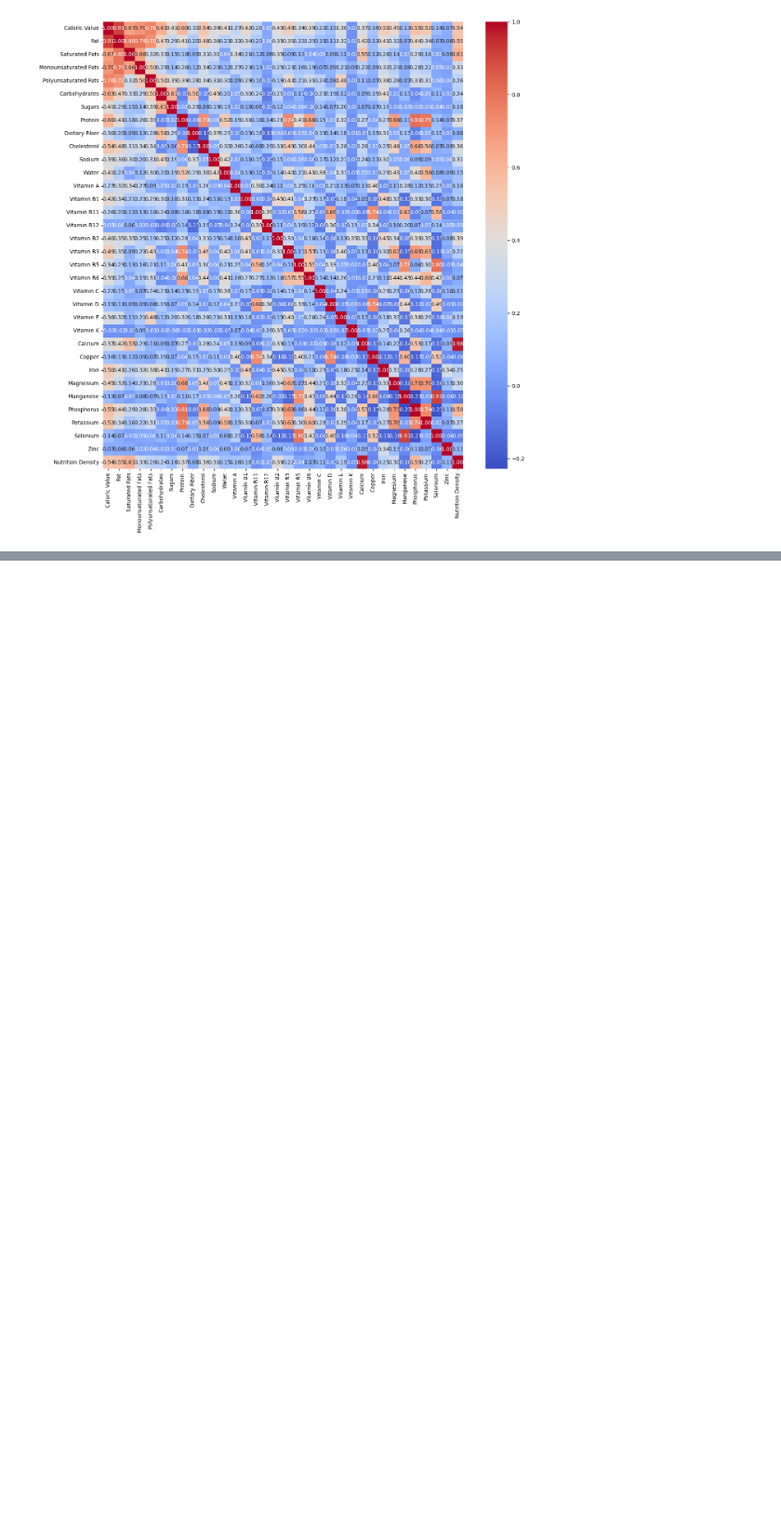
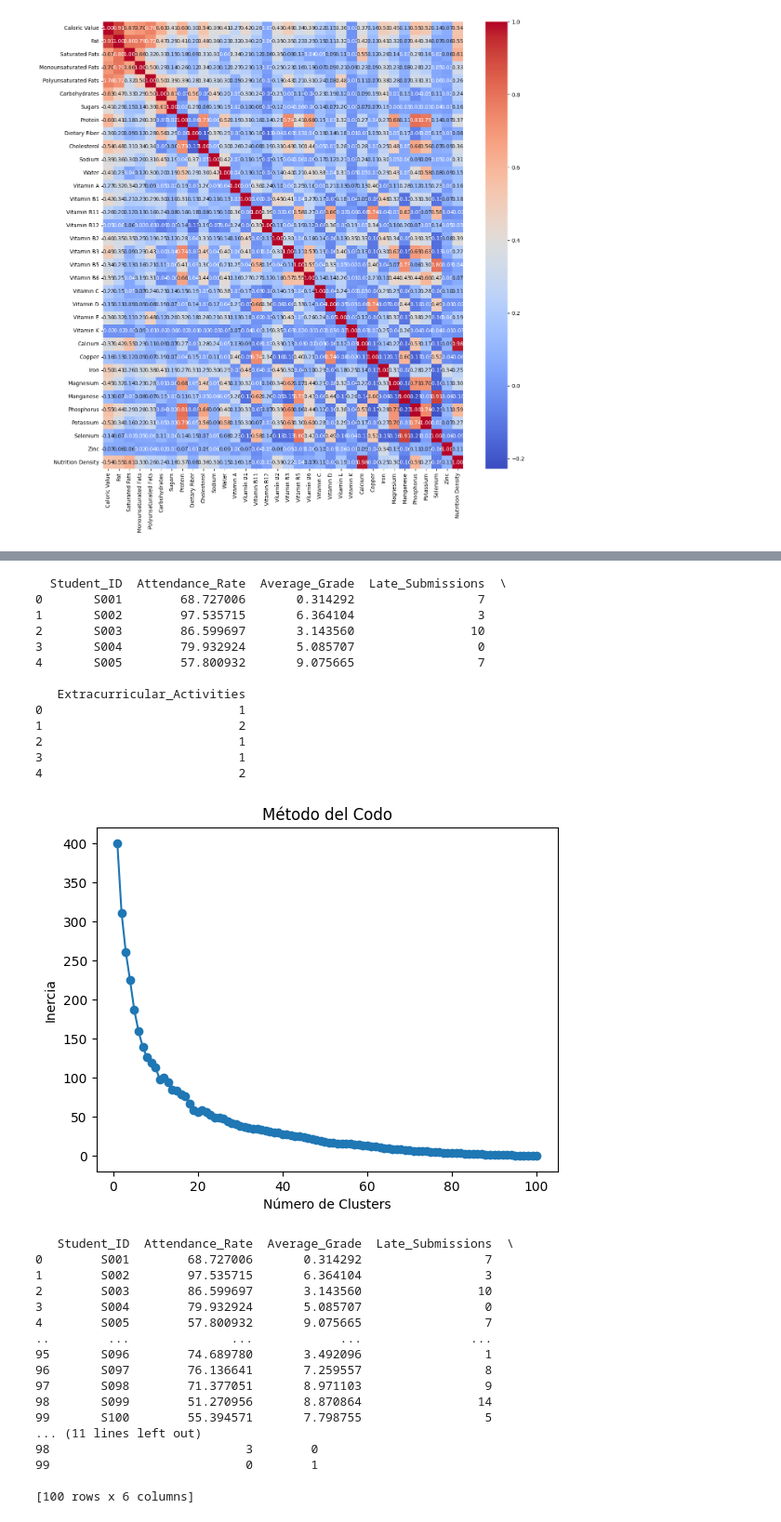
Before and after one commit to Svasvil/BigData2, a Jupyter notebook: BigData.ipynb, the cells around one changed output, grey strips where cells are left out. Shown at 93% size. Cells and saved outputs as stored; diff of their text form; code cells hidden in the pictures; blank space fills up the shorter version.

```diff
--- a/BigData.ipynb
+++ b/BigData.ipynb
@@ -374,0 +536,80 @@ plt.show()
+# %%
+#Semana 11
+import pandas as pd
+from sklearn.cluster import KMeans
+from sklearn.preprocessing import StandardScaler
+from sklearn.decomposition import PCA
+import matplotlib.pyplot as plt
+file_path =""
+data=pd.read_csv("/content/desempeno_estudiantes.csv")
+print(data.head())
+
+
+x= data[['Student_ID' ,'Attendance_Rate','Average_Grade','Late_Submissions','Extracurricular_Activities']]
+
+# Separate features to be scaled from the Student_ID
+x_features = data[['Attendance_Rate','Average_Grade','Late_Submissions','Extracurricular_Activities']]
+
+scaler = StandardScaler()
+x_scaled = scaler.fit_transform(x_features)
+
+inercia = []
+max_clusters = len(x_features) # Número máximo de clusters igual al número de muestras
+for k in range(1, max_clusters + 1): # Ajustar el rango del bucle
+    kmeans_temp = KMeans(n_clusters=k, random_state=42) # Crear un modelo temporal
+    kmeans_temp.fit(x_scaled)
+    inercia.append(kmeans_temp.inertia_)
+
+# Graficar el método del codo
+plt.plot(range(1, max_clusters + 1), inercia, marker='o')
+plt.title("Método del Codo")
+plt.xlabel("Número de Clusters")
+plt.ylabel("Inercia")
+plt.show()
+
+optimal_k = 2
+kmeans = KMeans(n_clusters=optimal_k, random_state=42)
+data["cluster"] = kmeans.fit_predict(x_scaled)
+print(data)
+
+pca = PCA(n_components=2)
+x_pca = pca.fit_transform(x_scaled)
+# Graficar los clusters
+plt.scatter(x_pca[:, 0], x_pca[:, 1], c=data["cluster"], cmap='viridis')
+plt.title("Segmentación de Estudiantes")
+plt.xlabel("Componente Principal 1")
+plt.ylabel("Componente Principal 2")
+plt.colorbar(label="Cluster")
+plt.show()
+# %% [output]
+  Student_ID  Attendance_Rate  Average_Grade  Late_Submissions  \
+0       S001        68.727006       0.314292                 7
+1       S002        97.535715       6.364104                 3
+2       S003        86.599697       3.143560                10
+3       S004        79.932924       5.085707                 0
+4       S005        57.800932       9.075665                 7
+
+   Extracurricular_Activities
+0                           1
+1                           2
+2                           1
+3                           1
+4                           2
+[figure, added]
+   Student_ID  Attendance_Rate  Average_Grade  Late_Submissions  \
+0        S001        68.727006       0.314292                 7
+1        S002        97.535715       6.364104                 3
+2        S003        86.599697       3.143560                10
+3        S004        79.932924       5.085707                 0
+4        S005        57.800932       9.075665                 7
+..        ...              ...            ...               ...
+95       S096        74.689780       3.492096                 1
+96       S097        76.136641       7.259557                 8
+97       S098        71.377051       8.971103                 9
+98       S099        51.270956       8.870864                14
+99       S100        55.394571       7.798755                 5
+... (11 lines left out)
+98                           3        0
+99                           0        1
+
+[100 rows x 6 columns]
```
Also changed, not shown: parts of 6 cells of this notebook.
